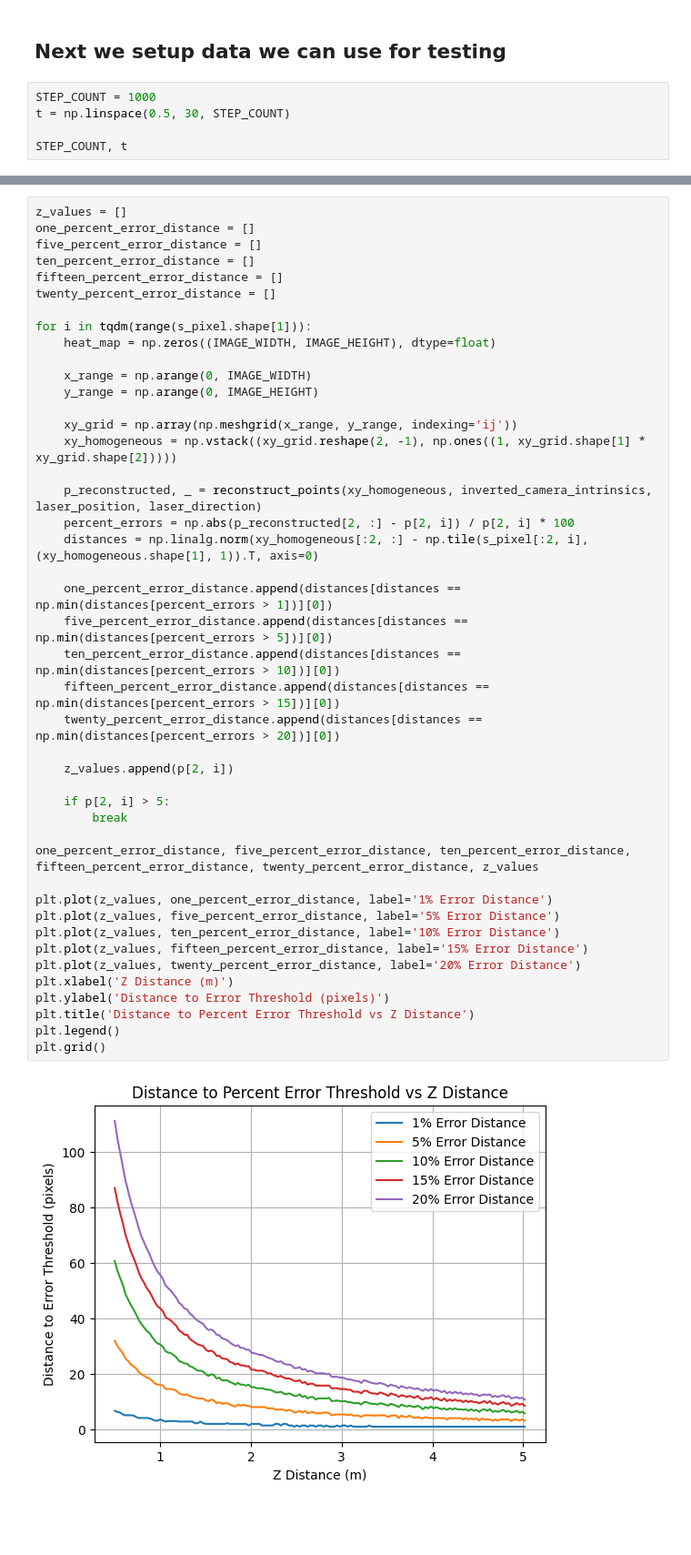
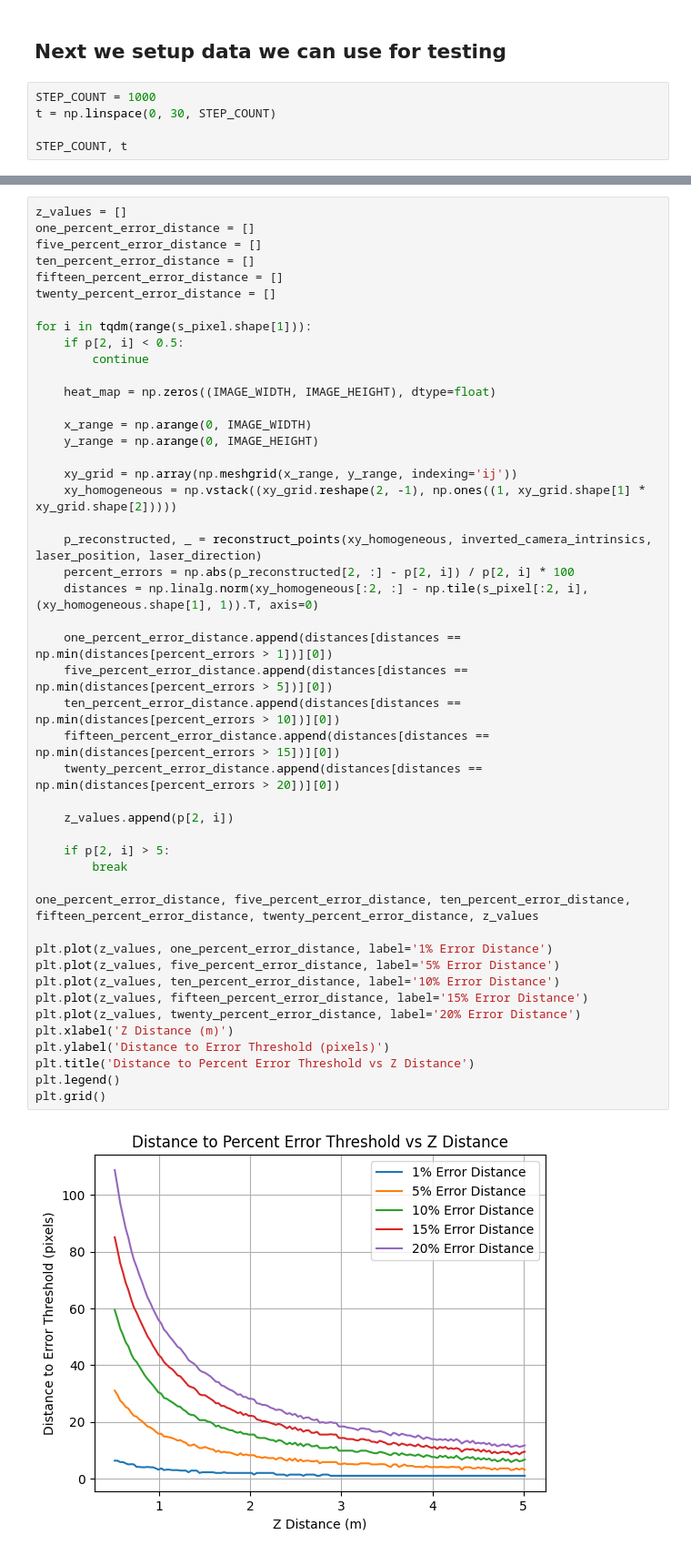
Before and after one commit to UCSD-E4E/cscw-fishsense2027, a Jupyter notebook: annotation_analysis/reconstruction.ipynb, the cells around one changed output, grey strips where cells are left out. Shown at 91% size. Cells and saved outputs as stored; diff of their text form; blank space fills up the shorter version.

```diff
--- a/annotation_analysis/reconstruction.ipynb
+++ b/annotation_analysis/reconstruction.ipynb
@@ -46,7 +46,7 @@ laser_position, laser_direction, laser_params
 ## Next we setup data we can use for testing
 # %%
 STEP_COUNT = 1000
-t = np.linspace(0.5, 30, STEP_COUNT)
+t = np.linspace(0, 30, STEP_COUNT)
 
 STEP_COUNT, t
 # %% [output]
@@ -110,6 +111,9 @@ fifteen_percent_error_distance = []
 twenty_percent_error_distance = []
 
 for i in tqdm(range(s_pixel.shape[1])):
+    if p[2, i] < 0.5:
+        continue
+
     heat_map = np.zeros((IMAGE_WIDTH, IMAGE_HEIGHT), dtype=float)
 
     x_range = np.arange(0, IMAGE_WIDTH)
@@ -119,34 +123,34 @@ for i in tqdm(range(s_pixel.shape[1])):
     xy_homogeneous = np.vstack((xy_grid.reshape(2, -1), np.ones((1, xy_grid.shape[1] * xy_grid.shape[2]))))
 
     p_reconstructed, _ = reconstruct_points(xy_homogeneous, inverted_camera_intrinsics, laser_position, laser_direction)
     percent_errors = np.abs(p_reconstructed[2, :] - p[2, i]) / p[2, i] * 100
     distances = np.linalg.norm(xy_homogeneous[:2, :] - np.tile(s_pixel[:2, i], (xy_homogeneous.shape[1], 1)).T, axis=0)
 
     one_percent_error_distance.append(distances[distances == np.min(distances[percent_errors > 1])][0])
     five_percent_error_distance.append(distances[distances == np.min(distances[percent_errors > 5])][0])
     ten_percent_error_distance.append(distances[distances == np.min(distances[percent_errors > 10])][0])
     fifteen_percent_error_distance.append(distances[distances == np.min(distances[percent_errors > 15])][0])
     twenty_percent_error_distance.append(distances[distances == np.min(distances[percent_errors > 20])][0])
 
     z_values.append(p[2, i])
 
     if p[2, i] > 5:
         break
 
 one_percent_error_distance, five_percent_error_distance, ten_percent_error_distance, fifteen_percent_error_distance, twenty_percent_error_distance, z_values
 
 plt.plot(z_values, one_percent_error_distance, label='1% Error Distance')
 plt.plot(z_values, five_percent_error_distance, label='5% Error Distance')
 plt.plot(z_values, ten_percent_error_distance, label='10% Error Distance')
 plt.plot(z_values, fifteen_percent_error_distance, label='15% Error Distance')
 plt.plot(z_values, twenty_percent_error_distance, label='20% Error Distance')
 plt.xlabel('Z Distance (m)')
 plt.ylabel('Distance to Error Threshold (pixels)')
 plt.title('Distance to Percent Error Threshold vs Z Distance')
 plt.legend()
 plt.grid()
 # %% [output]
-[figure, old version]
+[figure, new version]
 # %%
 z_values = []
 one_percent_error_distance = []
```
Also changed, not shown: parts of 10 cells of this notebook.
